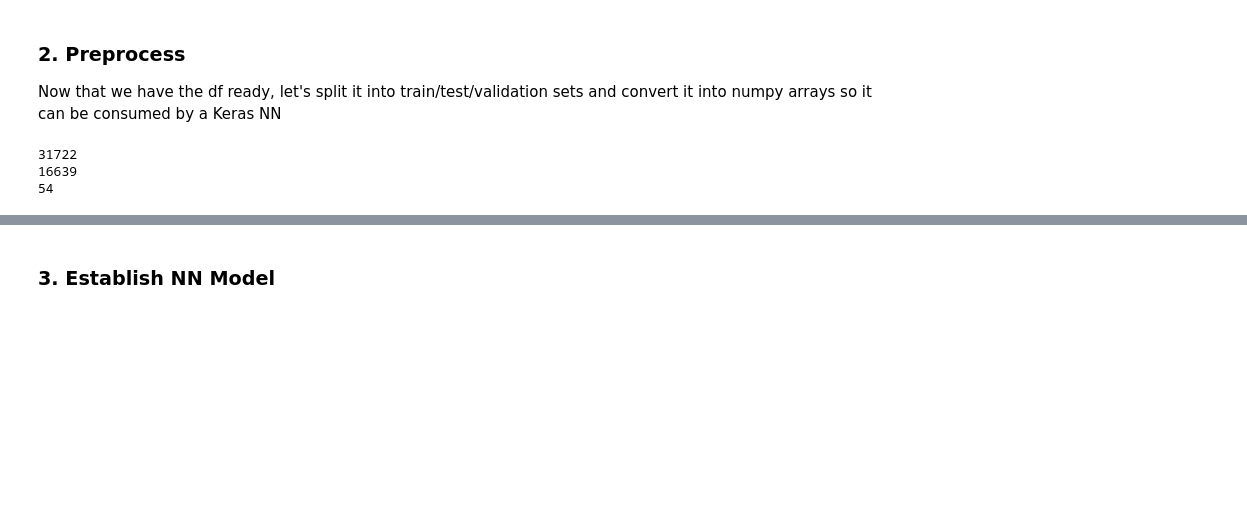
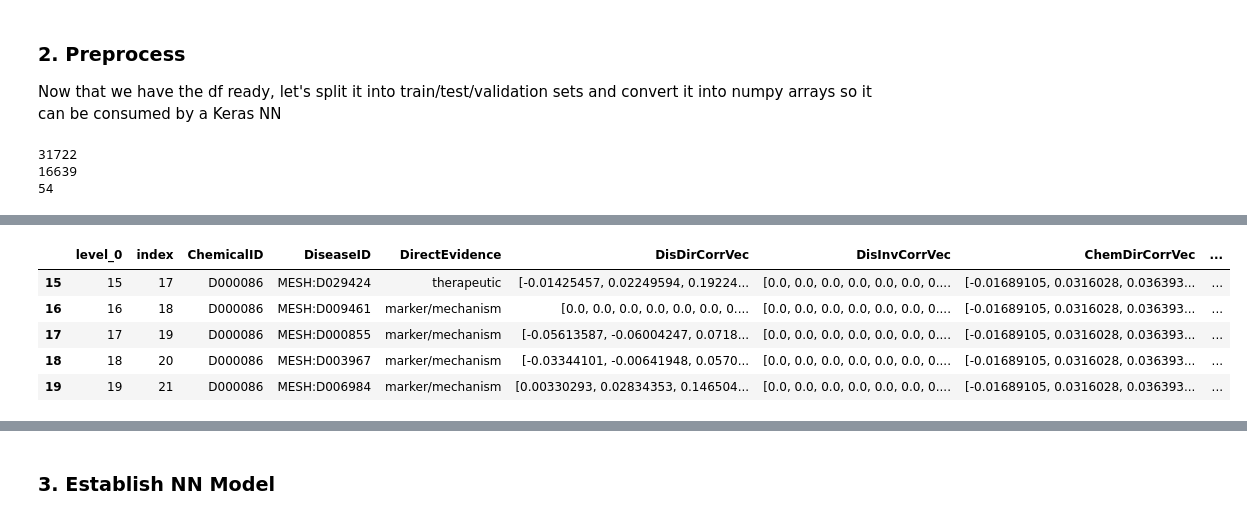
Before and after one commit to colemai/msc-thesis, a Jupyter notebook: opa/opa-nn.ipynb, the cells around one changed output, grey strips where cells are left out. Drawn from its saved outputs; the diff is of its cells as text; code cells hidden in the pictures; blank space fills up the shorter version.

```diff
--- a/opa/opa-nn.ipynb
+++ b/opa/opa-nn.ipynb
@@ -646,3 +641,12 @@ val_rows = df1.index[df1.val == True].tolist()
+# %%
+df1.iloc[15:20]
+# %% [output]
+|  | level_0 | index | ChemicalID | DiseaseID | DirectEvidence | DisDirCorrVec | DisInvCorrVec | ChemDirCorrVec | ... |
+| 15 | 15 | 17 | D000086 | MESH:D029424 | therapeutic | [-0.01425457, 0.02249594, 0.19224... | [0.0, 0.0, 0.0, 0.0, 0.0, 0.0, 0.... | [-0.01689105, 0.0316028, 0.036393... | ... |
+| 16 | 16 | 18 | D000086 | MESH:D009461 | marker/mechanism | [0.0, 0.0, 0.0, 0.0, 0.0, 0.0, 0.... | [0.0, 0.0, 0.0, 0.0, 0.0, 0.0, 0.... | [-0.01689105, 0.0316028, 0.036393... | ... |
+| 17 | 17 | 19 | D000086 | MESH:D000855 | marker/mechanism | [-0.05613587, -0.06004247, 0.0718... | [0.0, 0.0, 0.0, 0.0, 0.0, 0.0, 0.... | [-0.01689105, 0.0316028, 0.036393... | ... |
+| 18 | 18 | 20 | D000086 | MESH:D003967 | marker/mechanism | [-0.03344101, -0.00641948, 0.0570... | [0.0, 0.0, 0.0, 0.0, 0.0, 0.0, 0.... | [-0.01689105, 0.0316028, 0.036393... | ... |
+| 19 | 19 | 21 | D000086 | MESH:D006984 | marker/mechanism | [0.00330293, 0.02834353, 0.146504... | [0.0, 0.0, 0.0, 0.0, 0.0, 0.0, 0.... | [-0.01689105, 0.0316028, 0.036393... | ... |
 # %%
 # Split into train, test, val
 X_train, X_test, X_val = all_X[training_rows], all_X[test_rows], all_X[val_rows]
```
Also changed, not shown: parts of 29 cells of this notebook.
